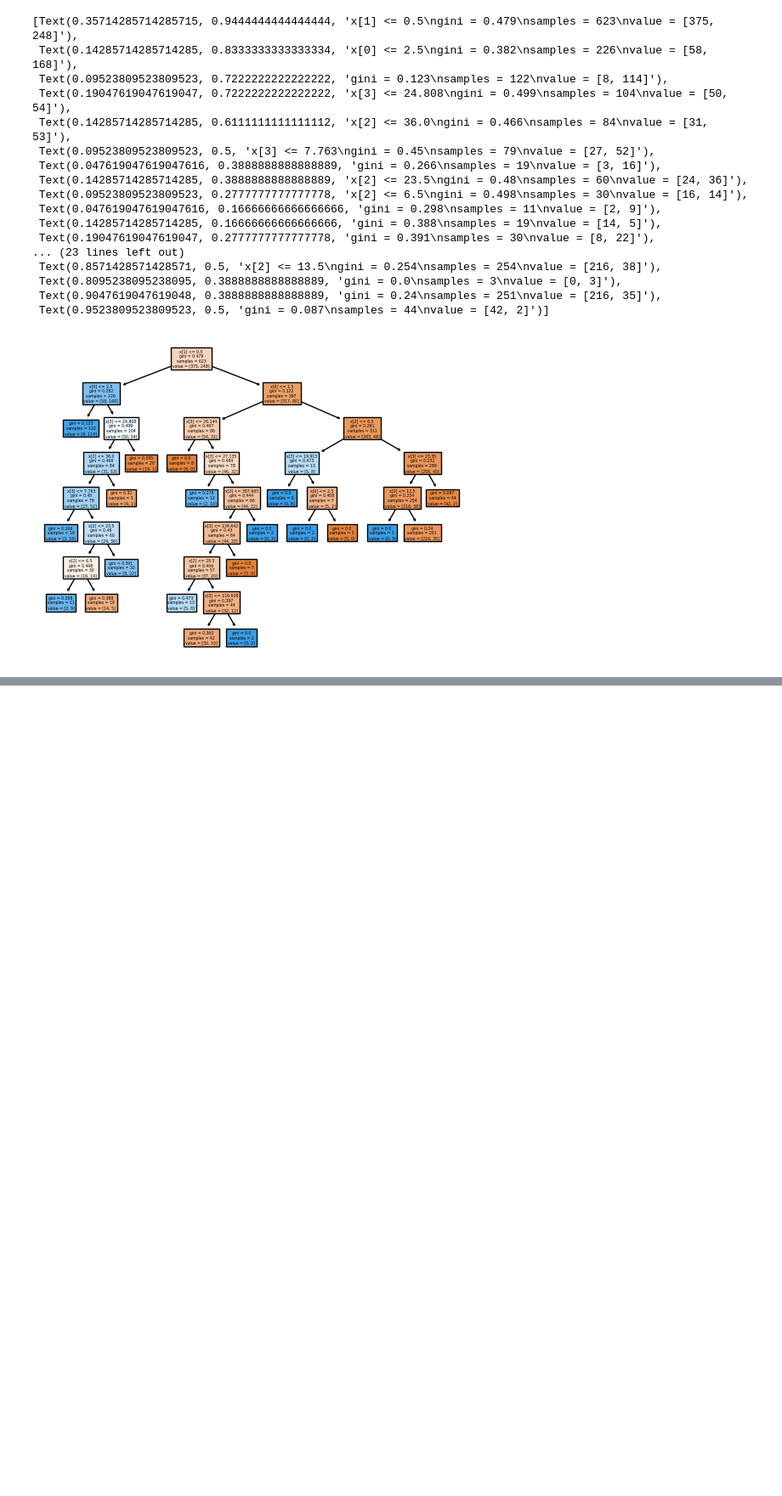
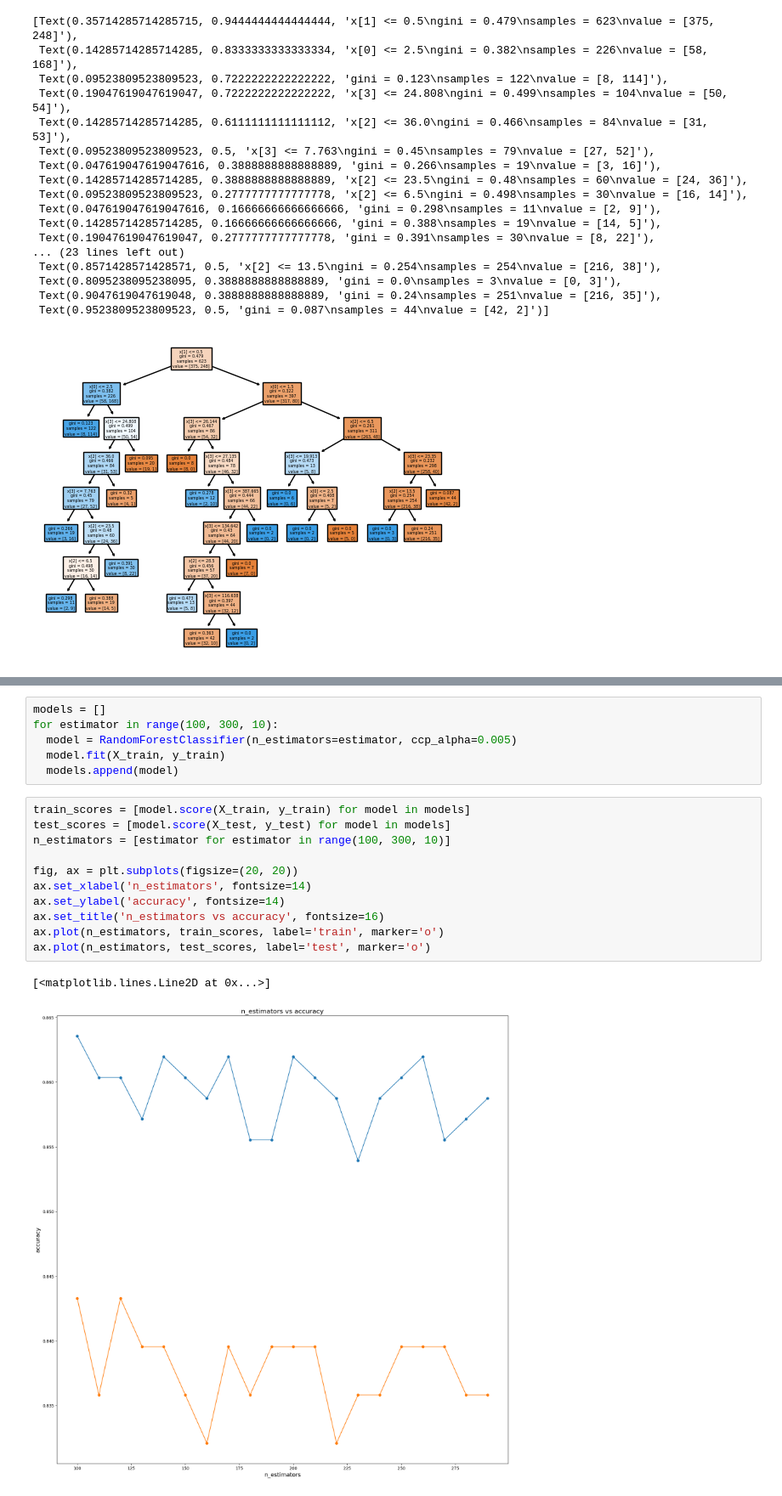
Before and after one commit to rhythmd18/DecisionTreeProject1, a Jupyter notebook: DecisionTreeProject1.ipynb, the cells around one changed output, grey strips where cells are left out. Shown at 85% size. Cells and saved outputs as stored; diff of their text form; blank space fills up the shorter version.

```diff
--- a/DecisionTreeProject1.ipynb
+++ b/DecisionTreeProject1.ipynb
@@ -215,0 +231,20 @@ tree.plot_tree(model, filled=True)
+# %%
+models = []
+for estimator in range(100, 300, 10):
+  model = RandomForestClassifier(n_estimators=estimator, ccp_alpha=0.005)
+  model.fit(X_train, y_train)
+  models.append(model)
+# %%
+train_scores = [model.score(X_train, y_train) for model in models]
+test_scores = [model.score(X_test, y_test) for model in models]
+n_estimators = [estimator for estimator in range(100, 300, 10)]
+
+fig, ax = plt.subplots(figsize=(20, 20))
+ax.set_xlabel('n_estimators', fontsize=14)
+ax.set_ylabel('accuracy', fontsize=14)
+ax.set_title('n_estimators vs accuracy', fontsize=16)
+ax.plot(n_estimators, train_scores, label='train', marker='o')
+ax.plot(n_estimators, test_scores, label='test', marker='o')
+# %% [output]
+[<matplotlib.lines.Line2D at 0x...>]
+[figure, added]
```
Also changed, not shown: parts of 8 cells of this notebook.
